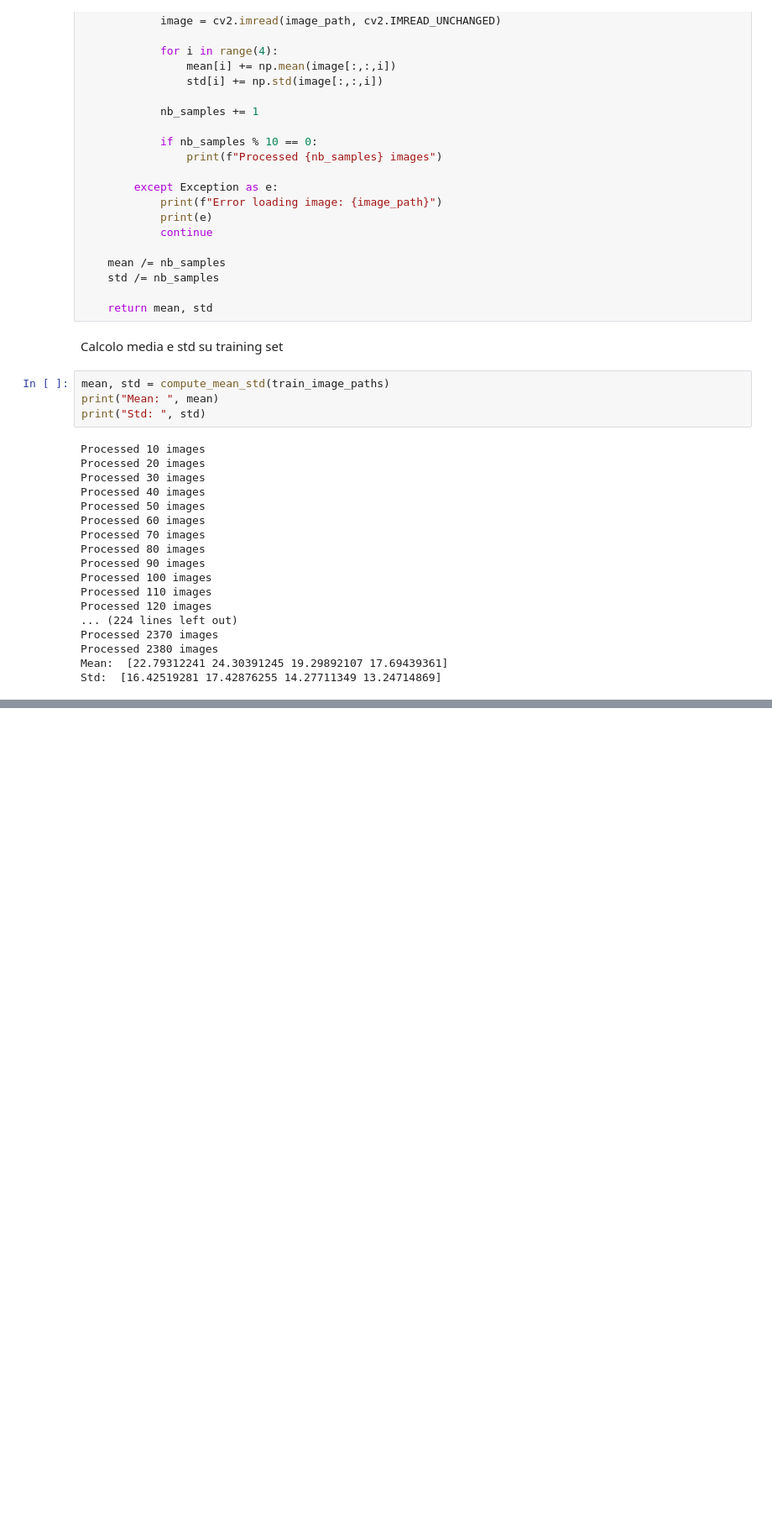
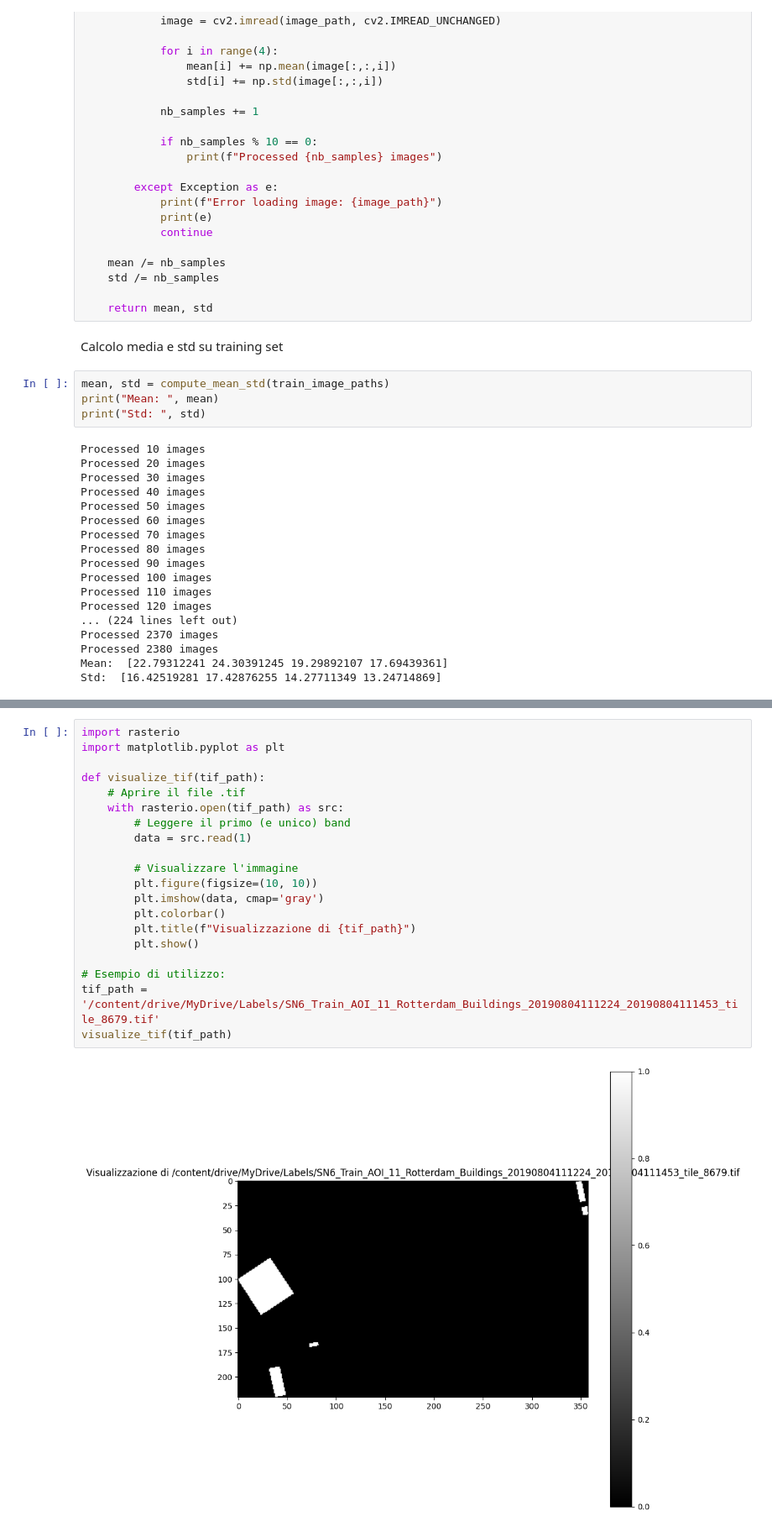
Before and after one commit to ccsed/ProgettoLabAI, a Jupyter notebook: Funzioni.ipynb, the cells around one changed output, grey strips where cells are left out. Shown: that part at 84% size. Saved outputs shown, nothing was run; the diff lists cells and outputs as text; blank space fills up the shorter version.

```diff
--- a/Funzioni.ipynb
+++ b/Funzioni.ipynb
@@ -167,0 +230,22 @@ Std:  [16.42519281 17.42876255 14.27711349 13.24714869]
+# %%
+import rasterio
+import matplotlib.pyplot as plt
+
+def visualize_tif(tif_path):
+    # Aprire il file .tif
+    with rasterio.open(tif_path) as src:
+        # Leggere il primo (e unico) band
+        data = src.read(1)
+
+        # Visualizzare l'immagine
+        plt.figure(figsize=(10, 10))
+        plt.imshow(data, cmap='gray')
+        plt.colorbar()
+        plt.title(f"Visualizzazione di {tif_path}")
+        plt.show()
+
+# Esempio di utilizzo:
+tif_path = '/content/drive/MyDrive/Labels/SN6_Train_AOI_11_Rotterdam_Buildings_20190804111224_20190804111453_tile_8679.tif'
+visualize_tif(tif_path)
+# %% [output]
+[figure, added]
```
Also changed, not shown: parts of 1 cell of this notebook.
